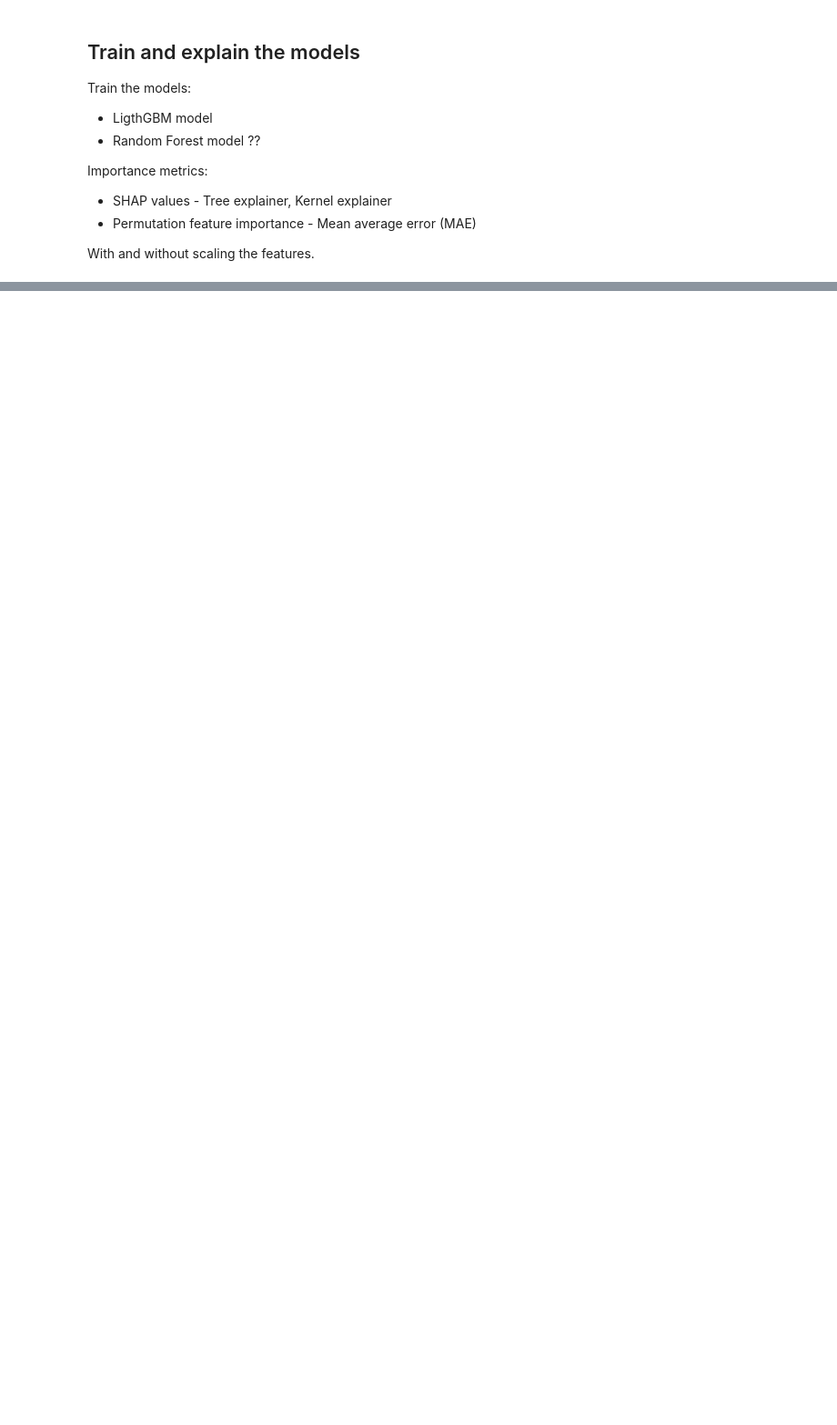
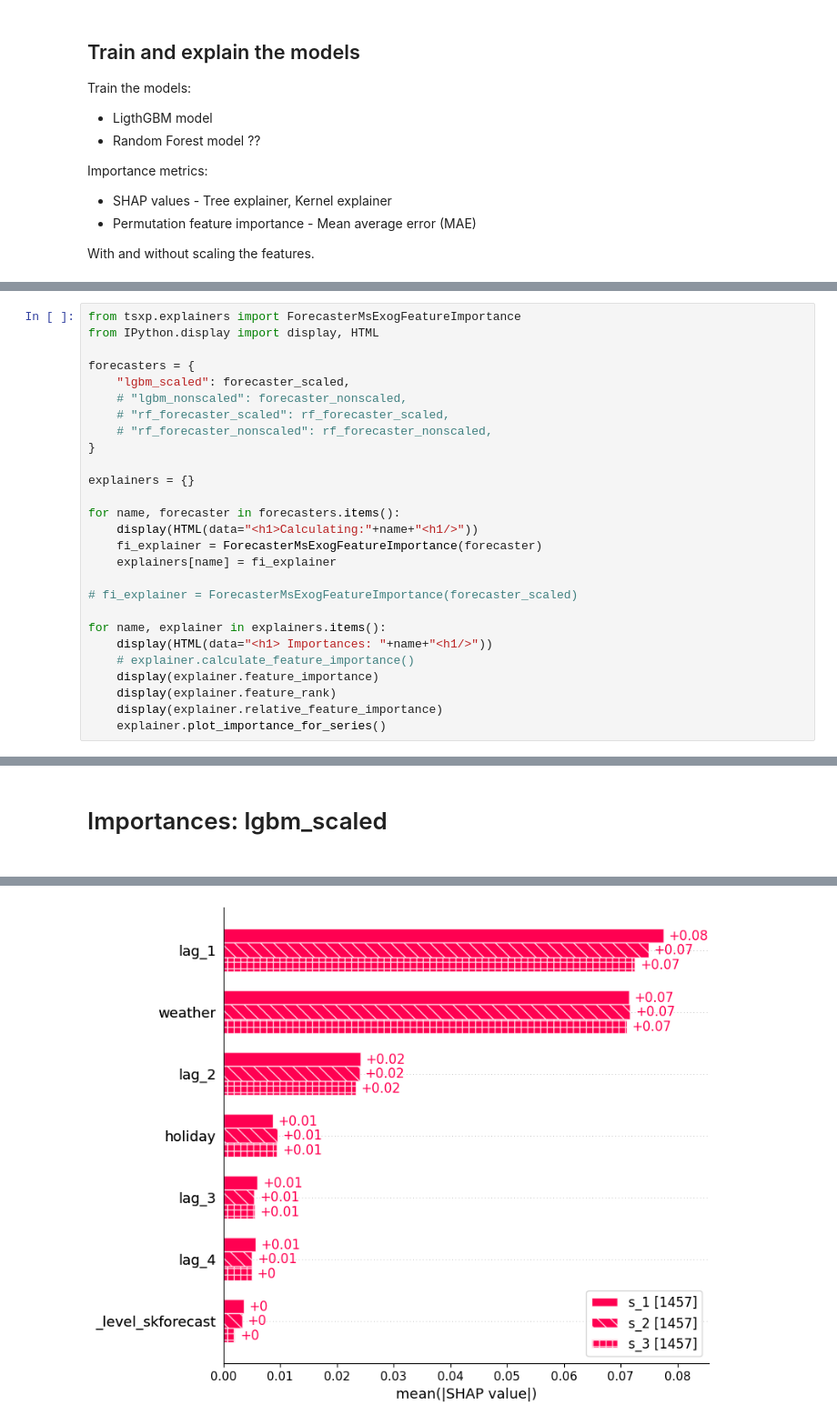
Before and after one commit to mkk-phd-work/feature_importance_challenges, a Jupyter notebook: 01_feature_scaling.ipynb, the cells around one changed output, grey strips where cells are left out. Shown at 91% size. Saved outputs shown, nothing was run; the diff lists cells and outputs as text; blank space fills up the shorter version.

```diff
--- a/01_feature_scaling.ipynb
+++ b/01_feature_scaling.ipynb
@@ -348,0 +424,28 @@ KeyboardInterrupt:
+# %%
+from tsxp.explainers import ForecasterMsExogFeatureImportance
+from IPython.display import display, HTML
+
+forecasters = {
+    "lgbm_scaled": forecaster_scaled,
+    # "lgbm_nonscaled": forecaster_nonscaled,
+    # "rf_forecaster_scaled": rf_forecaster_scaled,
+    # "rf_forecaster_nonscaled": rf_forecaster_nonscaled,
+}
+
+explainers = {}
+
+for name, forecaster in forecasters.items():
+    display(HTML(data="<h1>Calculating:"+name+"<h1/>"))
+    fi_explainer = ForecasterMsExogFeatureImportance(forecaster)
+    explainers[name] = fi_explainer
+
+# fi_explainer = ForecasterMsExogFeatureImportance(forecaster_scaled)
+
+for name, explainer in explainers.items():
+    display(HTML(data="<h1> Importances: "+name+"<h1/>"))
+    # explainer.calculate_feature_importance()
+    display(explainer.feature_importance)
+    display(explainer.feature_rank)
+    display(explainer.relative_feature_importance)
+    explainer.plot_importance_for_series()
+# %% [output]
@@ -348,0 +453 @@ KeyboardInterrupt:
+Importances: lgbm_scaled
@@ -348,0 +480 @@ KeyboardInterrupt:
+[figure, added]
```
Also changed, not shown: parts of 7 cells of this notebook, 8 other files.
